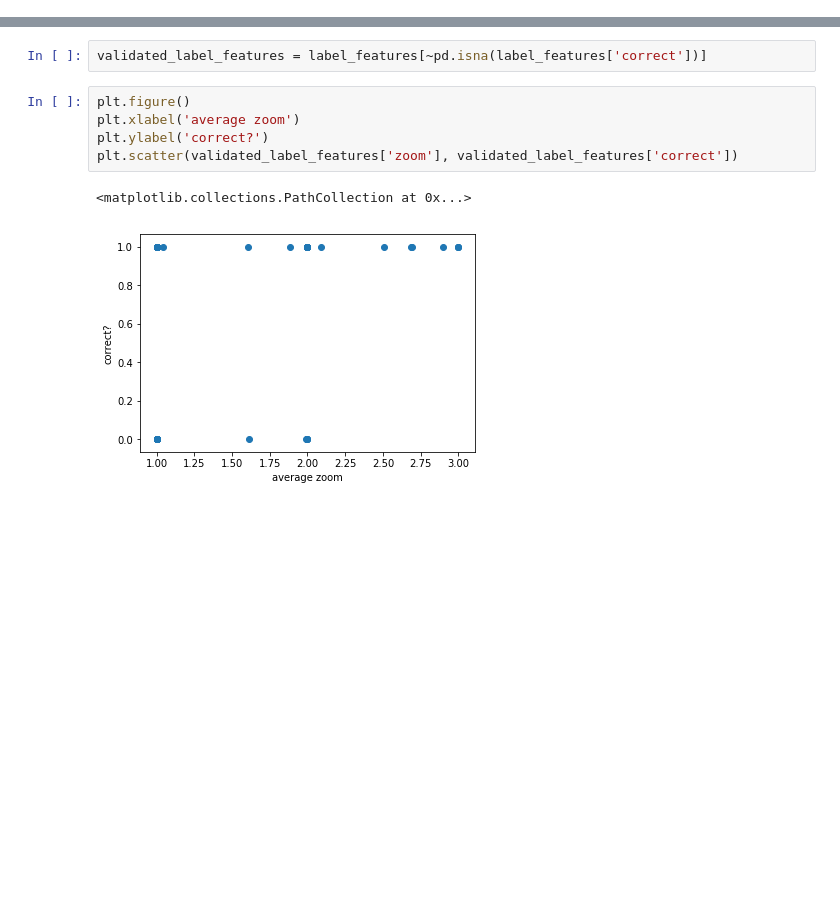
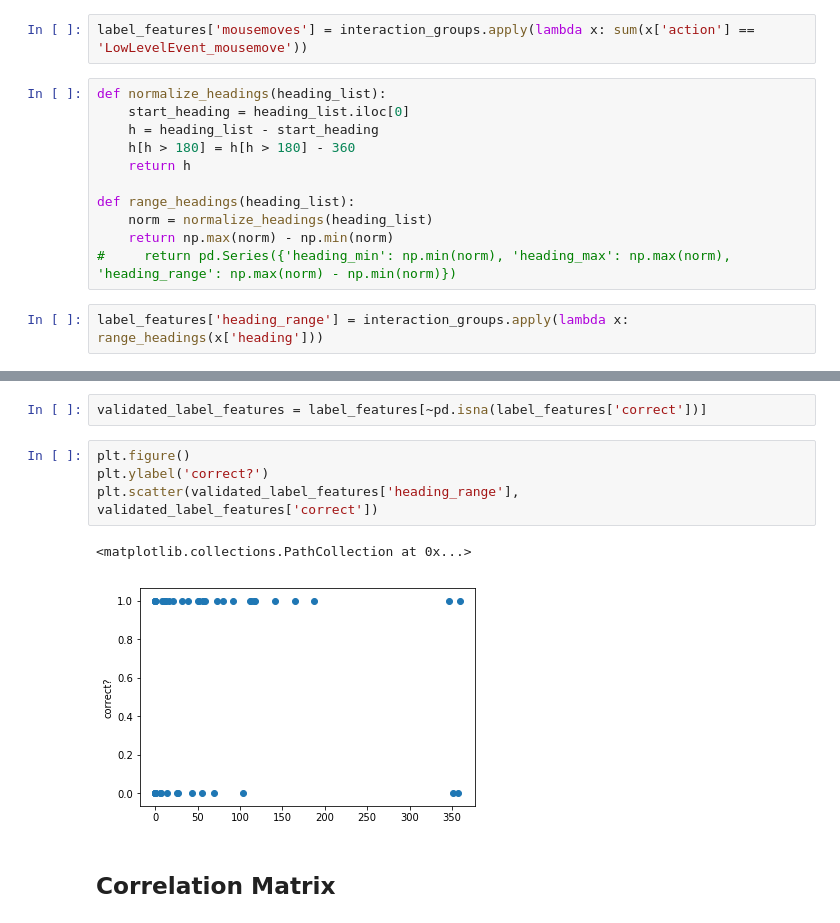
Before and after one commit to ProjectSidewalk/sidewalk-quality-analysis, a Jupyter notebook: label-quality-neil.ipynb, the cells around one changed output, grey strips where cells are left out. Saved outputs shown, nothing was run; the diff lists cells and outputs as text; blank space fills up the shorter version.

```diff
--- a/label-quality-neil.ipynb
+++ b/label-quality-neil.ipynb
@@ -43,3 +48,18 @@ label_correctness = label_correctness[~label_correctness.index.duplicated()]
+# %%
+label_features['mousemoves'] = interaction_groups.apply(lambda x: sum(x['action'] == 'LowLevelEvent_mousemove'))
+# %%
+def normalize_headings(heading_list):
+    start_heading = heading_list.iloc[0]
+    h = heading_list - start_heading
+    h[h > 180] = h[h > 180] - 360
+    return h
+
+def range_headings(heading_list):
+    norm = normalize_headings(heading_list)
+    return np.max(norm) - np.min(norm)
+#     return pd.Series({'heading_min': np.min(norm), 'heading_max': np.max(norm), 'heading_range': np.max(norm) - np.min(norm)})
+# %%
+label_features['heading_range'] = interaction_groups.apply(lambda x: range_headings(x['heading']))
 # %%
 label_features['correct'] = label_correctness['correct'].apply(lambda x: True if x == 't' else False if x == 'f' else np.nan)
 # %% [markdown]
@@ -48,9 +68,10 @@ label_features['correct'] = label_correctness['correct'].apply(lambda x: True if
 validated_label_features = label_features[~pd.isna(label_features['correct'])]
 # %%
 plt.figure()
-plt.xlabel('average zoom')
 plt.ylabel('correct?')
-plt.scatter(validated_label_features['zoom'], validated_label_features['correct'])
+plt.scatter(validated_label_features['heading_range'], validated_label_features['correct'])
 # %% [output]
 <matplotlib.collections.PathCollection at 0x...>
-[figure, old version]
+[figure, new version]
+# %% [markdown]
+## Correlation Matrix
```
Also changed, not shown: parts of 6 cells of this notebook.
